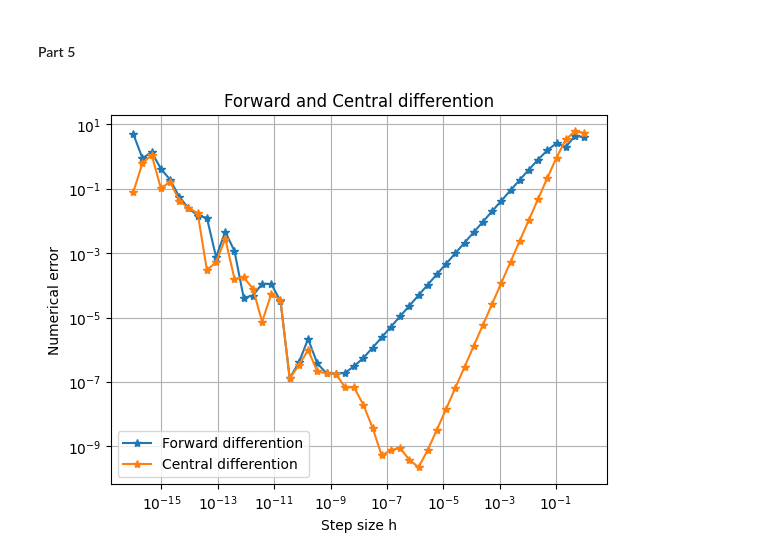
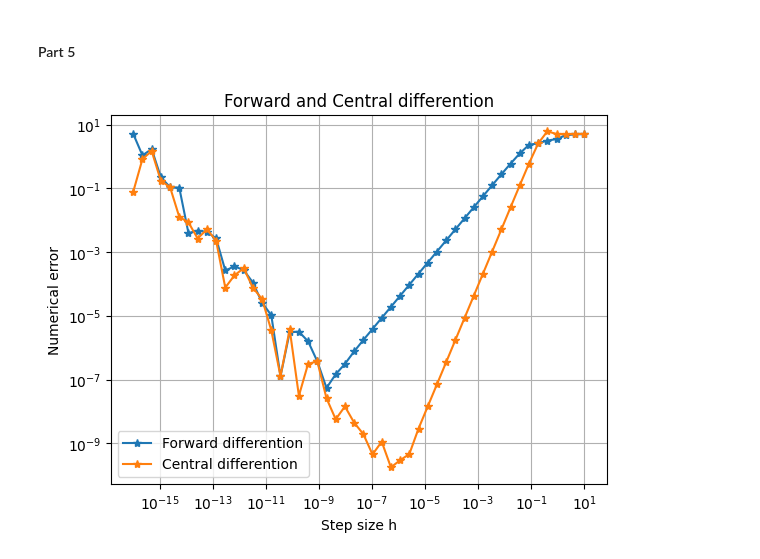
Before and after one commit to hoyes127/MOD300_Project_1, a Jupyter notebook: project1.ipynb, the cells around one changed output. Cells and saved outputs as stored; diff of their text form; code cells hidden in the pictures.

```diff
--- a/project1.ipynb
+++ b/project1.ipynb
@@ -206,22 +210,22 @@ Analytical derivative: 5.074351236525322
 # %% [markdown]
 #### Part 5
 # %%
-steps = np.logspace(-16, 0)
+steps = np.logspace(-16, 1)
 
 forward_difference = forward_difference(f, 1, steps)
 central_difference = central_difference(f, 1, steps)
 analytical = f_derived(1)
 
 
 plt.plot(steps, np.abs(analytical - forward_difference), "-*", label="Forward differention")
 plt.plot(steps, np.abs(analytical - central_difference), "-*", label="Central differention")
 plt.grid()
 plt.legend()
 plt.xscale("log")
 plt.yscale("log")
 plt.xlabel("Step size h")
 plt.ylabel("Numerical error")
 plt.title("Forward and Central differention")
 plt.show()
 # %% [output]
-[figure, old version]
+[figure, new version]
```
Also changed, not shown: parts of 2 cells of this notebook.
